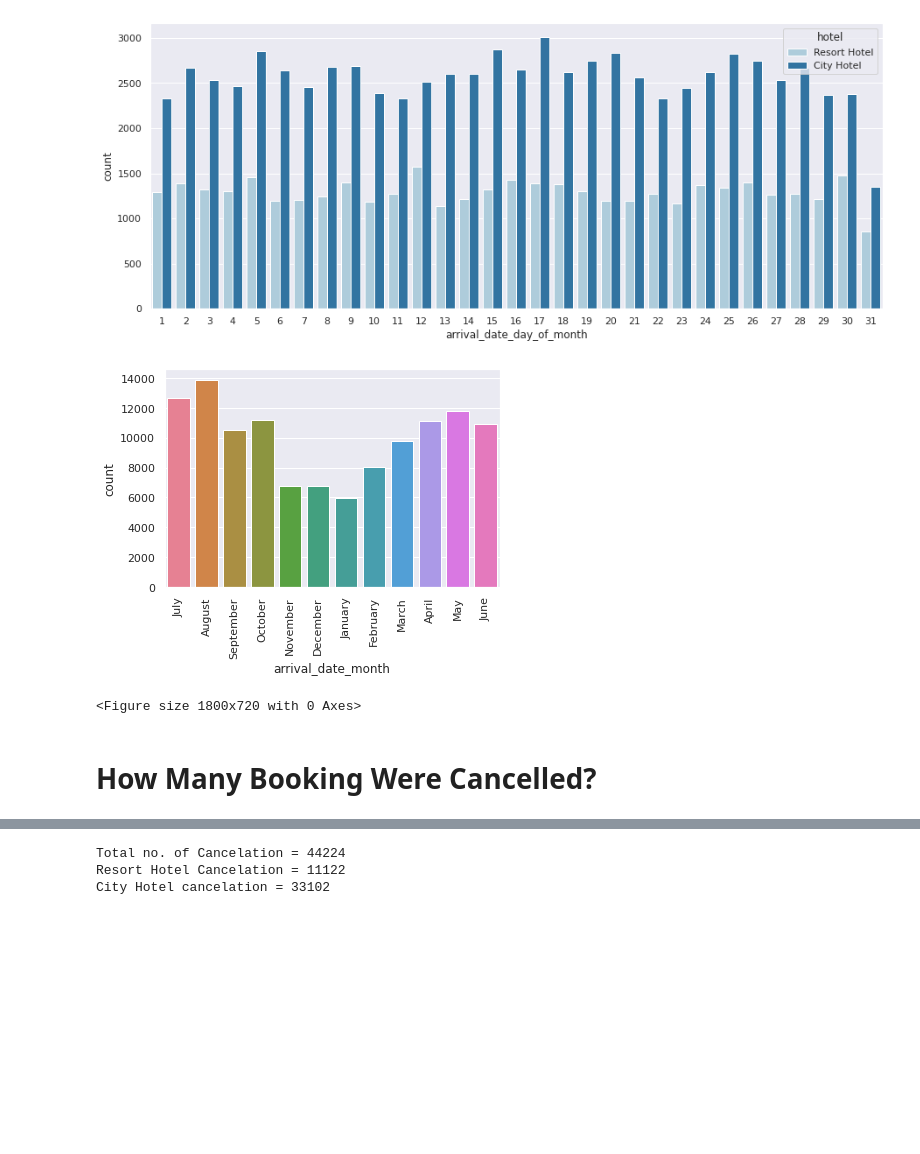
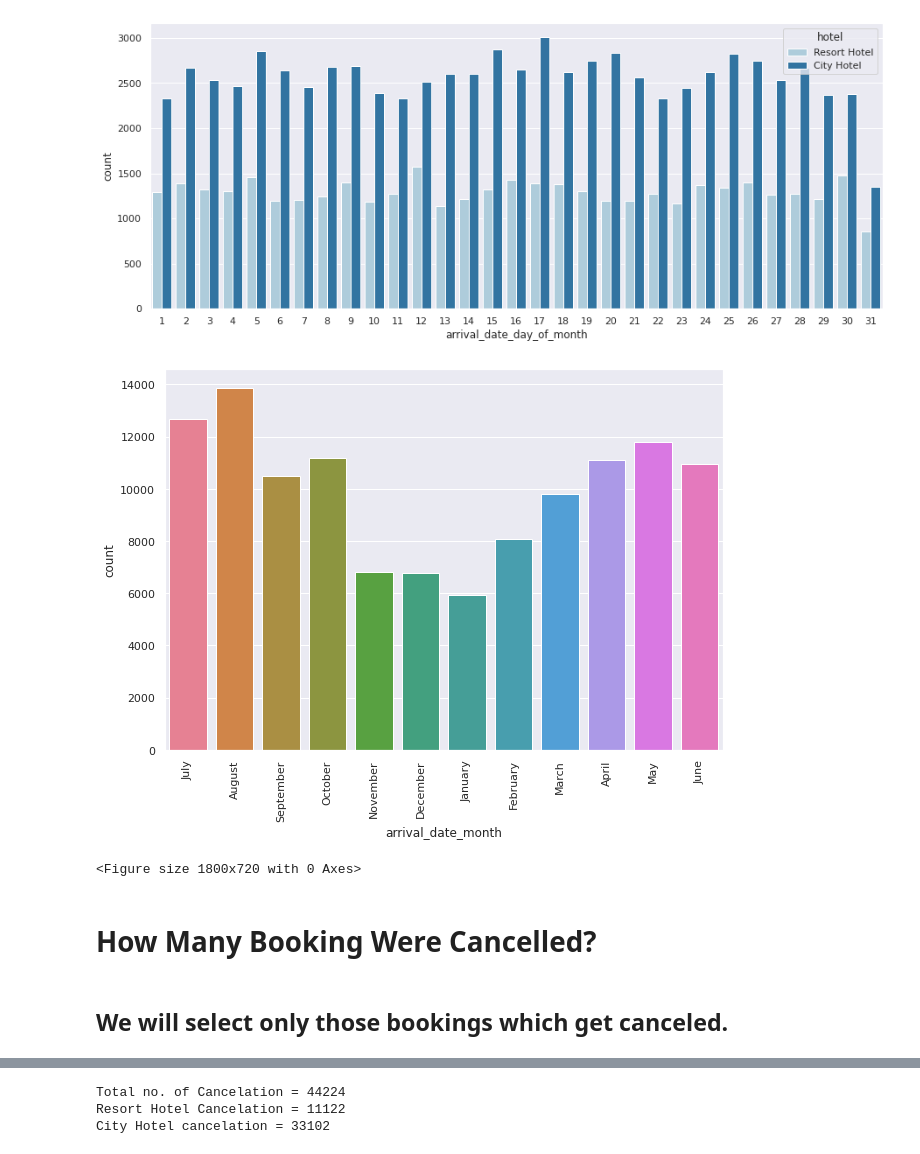
Before and after one commit to atif2786/Hotel-Booking-Analysis-, a Jupyter notebook: Hotel_Booking_Analysis_Capstone_Project.ipynb, the cells around one changed output, grey strips where cells are left out. Cells and saved outputs as stored; diff of their text form; code cells hidden in the pictures; blank space fills up the shorter version.

Commit message:
third commit hotel booking

```diff
--- a/Hotel_Booking_Analysis_Capstone_Project.ipynb
+++ b/Hotel_Booking_Analysis_Capstone_Project.ipynb
@@ -323,15 +332,17 @@ plt.show()
 # %%
 month_data = df_hotel['arrival_date_month']
 sns.countplot(month_data, palette='husl')
 plt.xticks(rotation=90)
 plt.figure(figsize=(25,10))
-
+sns.set(rc={'figure.figsize':(12,6)})
 plt.show()
 # %% [output]
-[figure, old version]
+[figure, new version]
 <Figure size 1800x720 with 0 Axes>
 # %% [markdown]
 # How Many Booking Were Cancelled?
+# %% [markdown]
+## We will select only those bookings which get canceled.
 # %%
 canceld = df_hotel[df_hotel['is_canceled'] != 0]
 canceld
```
Also changed, not shown: parts of 17 cells of this notebook.
